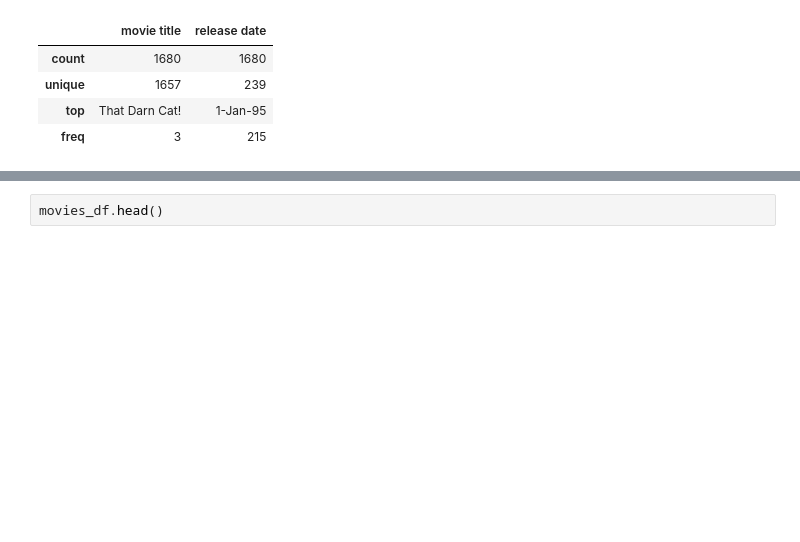
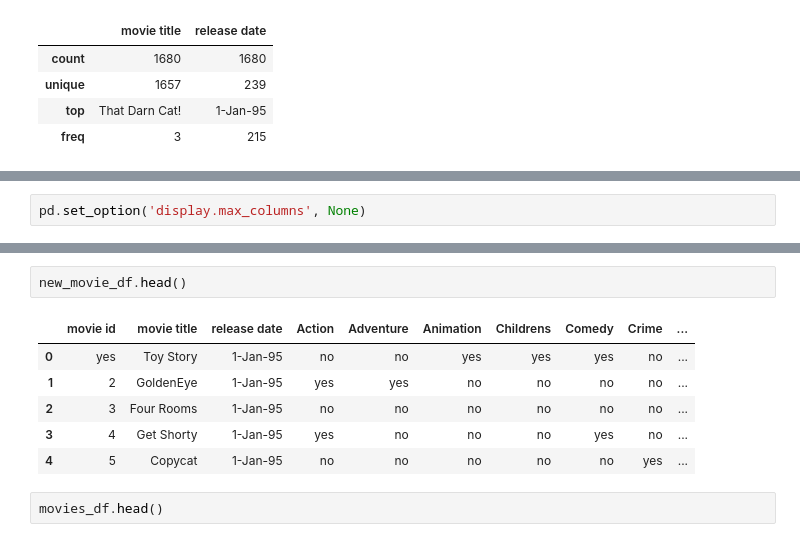
Before and after one commit to JosephRidge/Analysis101, a Jupyter notebook: app.ipynb, the cells around one changed output, grey strips where cells are left out. Cells and saved outputs as stored; diff of their text form; blank space fills up the shorter version.

```diff
--- a/app.ipynb
+++ b/app.ipynb
@@ -507,0 +592,2 @@ See https://pandas.pydata.org/docs/user_guide/migration-3-strings.html#string-mi
+# %%
+pd.set_option('display.max_columns', None)
@@ -508,3 +604,12 @@ See https://pandas.pydata.org/docs/user_guide/migration-3-strings.html#string-mi
+# %%
+new_movie_df.head()
+# %% [output]
+|  | movie id | movie title | release date | Action | Adventure | Animation | Childrens | Comedy | Crime | ... |
+| 0 | yes | Toy Story | 1-Jan-95 | no | no | yes | yes | yes | no | ... |
+| 1 | 2 | GoldenEye | 1-Jan-95 | yes | yes | no | no | no | no | ... |
+| 2 | 3 | Four Rooms | 1-Jan-95 | no | no | no | no | no | no | ... |
+| 3 | 4 | Get Shorty | 1-Jan-95 | yes | no | no | no | yes | no | ... |
+| 4 | 5 | Copycat | 1-Jan-95 | no | no | no | no | no | yes | ... |
 # %%
 movies_df.head()
 # %% [output]
```
Also changed, not shown: parts of 19 cells of this notebook.
